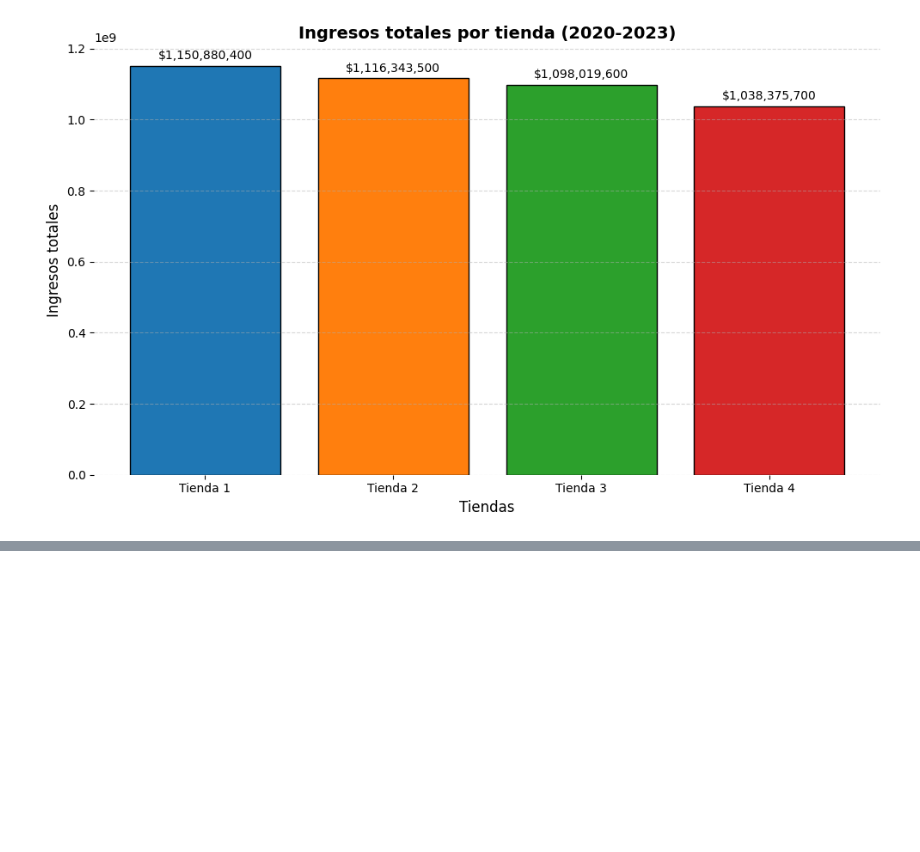
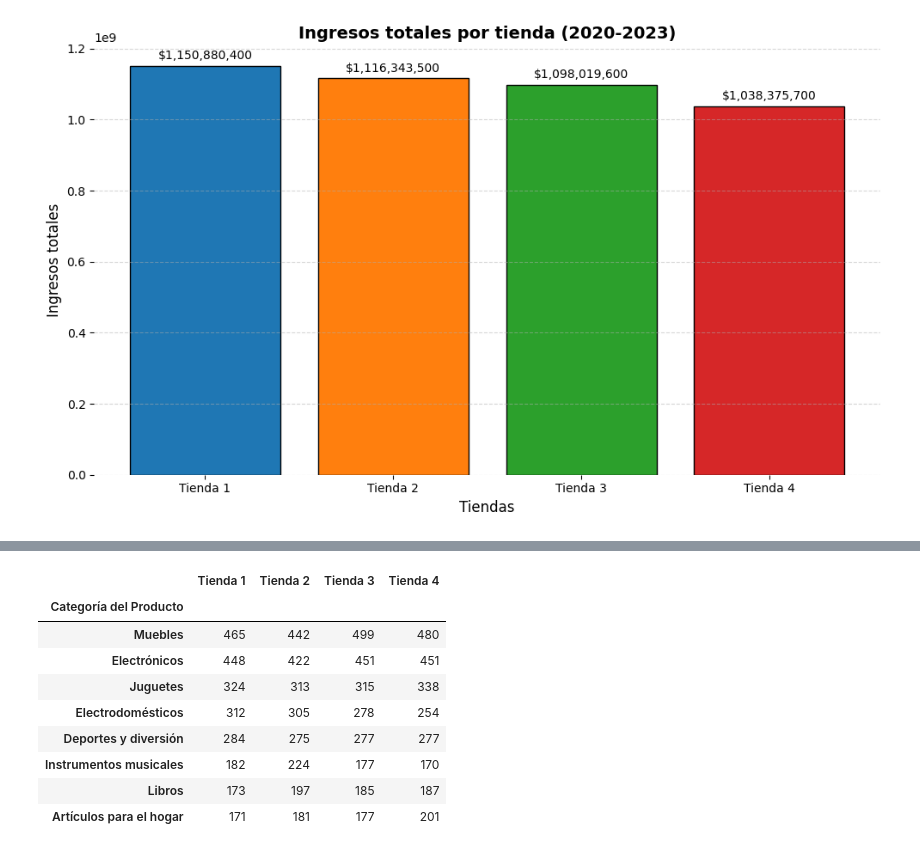
Before and after one commit to Nataliahfk/Challenge_AluraStore_ejemplo, a Jupyter notebook: notebooks/eda_2.ipynb, the cells around one changed output, grey strips where cells are left out. Saved outputs shown, nothing was run; the diff lists cells and outputs as text; code cells hidden in the pictures; blank space fills up the shorter version.

```diff
--- a/notebooks/eda_2.ipynb
+++ b/notebooks/eda_2.ipynb
@@ -94,0 +106,8 @@ plt.show() #Muestra el gráfico
+# %%
+def ingresos_categoria(df, nombre_tienda): #Función para calcular los Ingresos totales por categoría
+    ingresos_categoria = df.groupby('Categoría del Producto').agg(Productos_vendidos=('Producto', 'count'), Total=('Precio', 'sum')).sort_values(by='Productos_vendidos', ascending=False)
+
+    #Agrupa el dataframe por la columna 'Categoría de producto', suma los precios y ordena los resultados de mayor a menor
+    print (f'Las ventas totales de la {nombre_tienda} por categoría son:\n{ingresos_categoria}')
+    return ingresos_categoria #Devuelve los ingresos totales por categoría
+ingresos_categoria_t1 = ingresos_categoria(tienda_1, "Tienda 1")
@@ -94,0 +126,2 @@ plt.show() #Muestra el gráfico
+# %%
+ingresos_categoria_t2 = ingresos_categoria(tienda_2, "Tienda 2")
@@ -94,0 +140,2 @@ plt.show() #Muestra el gráfico
+# %%
+ingresos_categoria_t3 = ingresos_categoria(tienda_3, "Tienda 3")
@@ -94,0 +154,2 @@ plt.show() #Muestra el gráfico
+# %%
+ingresos_categoria_t4 = ingresos_categoria(tienda_4, "Tienda 4")
@@ -94,0 +168,19 @@ plt.show() #Muestra el gráfico
+# %%
+#Cancatenación de df para la visualización
+pv1 = ingresos_categoria_t1[['Productos_vendidos']].rename(columns={'Productos_vendidos': 'Tienda 1'})
+pv2 = ingresos_categoria_t2[['Productos_vendidos']].rename(columns={'Productos_vendidos': 'Tienda 2'})
+pv3 = ingresos_categoria_t3[['Productos_vendidos']].rename(columns={'Productos_vendidos': 'Tienda 3'})
+pv4 = ingresos_categoria_t4[['Productos_vendidos']].rename(columns={'Productos_vendidos': 'Tienda 4'})
+df_vendidos_categoria_tiendas = pd.concat([pv1, pv2, pv3, pv4], axis=1) #Concatena los dataframes por columnas (axis=1)
+df_vendidos_categoria_tiendas
+# %% [output]
+|  | Tienda 1 | Tienda 2 | Tienda 3 | Tienda 4 |
+| Categoría del Producto |  |  |  |  |
+| Muebles | 465 | 442 | 499 | 480 |
+| Electrónicos | 448 | 422 | 451 | 451 |
+| Juguetes | 324 | 313 | 315 | 338 |
+| Electrodomésticos | 312 | 305 | 278 | 254 |
+| Deportes y diversión | 284 | 275 | 277 | 277 |
+| Instrumentos musicales | 182 | 224 | 177 | 170 |
+| Libros | 173 | 197 | 185 | 187 |
+| Artículos para el hogar | 171 | 181 | 177 | 201 |
```
Also changed, not shown: parts of 7 cells of this notebook, 1 other file.
